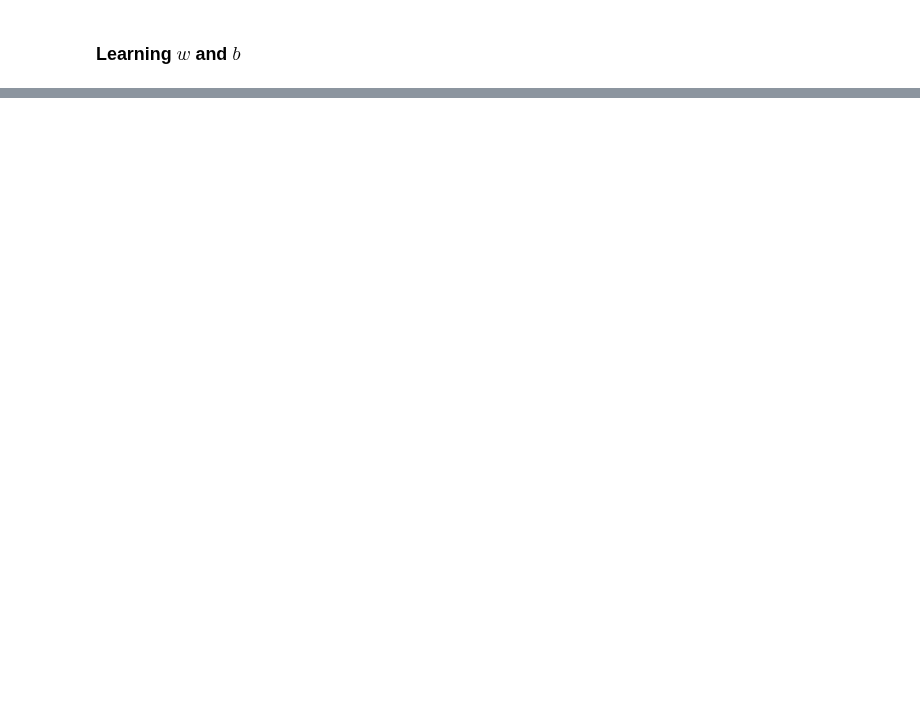
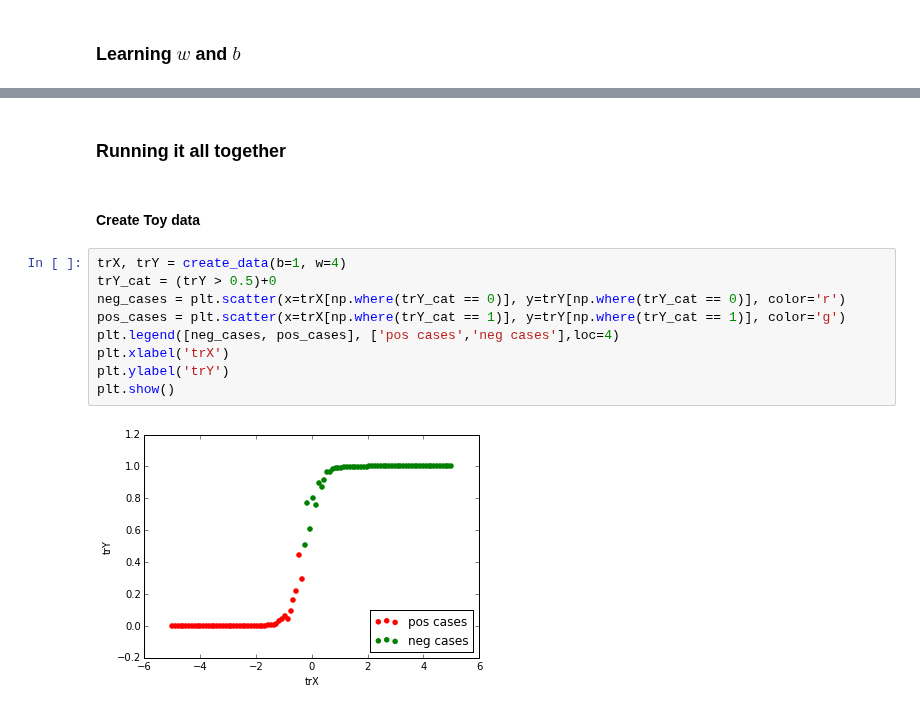
Before and after one commit to dejori/this-and-that, a Jupyter notebook: theano-examples/Logistic Regression.ipynb, the cells around one changed output, grey strips where cells are left out. Drawn from its saved outputs; the diff is of its cells as text; blank space fills up the shorter version.

Commit message:
2D toy data generation

```diff
--- a/theano-examples/Logistic Regression.ipynb
+++ b/theano-examples/Logistic Regression.ipynb
@@ -64,0 +59,15 @@ def train(trX, trY, number_of_iterations=10, learning_rate = 0.1):
+# %% [markdown]
+### Running it all together
+# %% [markdown]
+#### Create Toy data
+# %%
+trX, trY = create_data(b=1, w=4)
+trY_cat = (trY > 0.5)+0
+neg_cases = plt.scatter(x=trX[np.where(trY_cat == 0)], y=trY[np.where(trY_cat == 0)], color='r')
+pos_cases = plt.scatter(x=trX[np.where(trY_cat == 1)], y=trY[np.where(trY_cat == 1)], color='g')
+plt.legend([neg_cases, pos_cases], ['pos cases','neg cases'],loc=4)
+plt.xlabel('trX')
+plt.ylabel('trY')
+plt.show()
+# %% [output]
+[figure, added]
```
Also changed, not shown: parts of 11 cells of this notebook, 1 other file.
